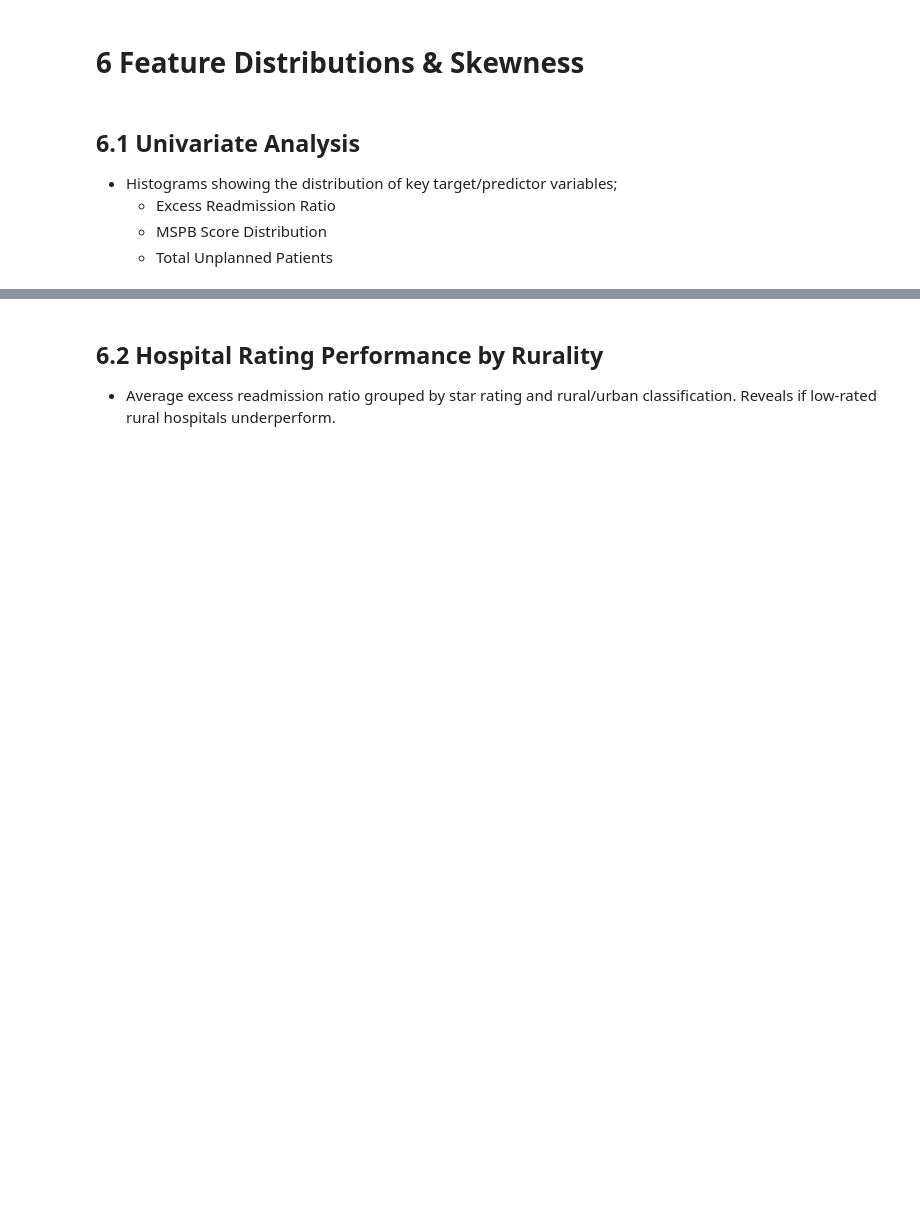
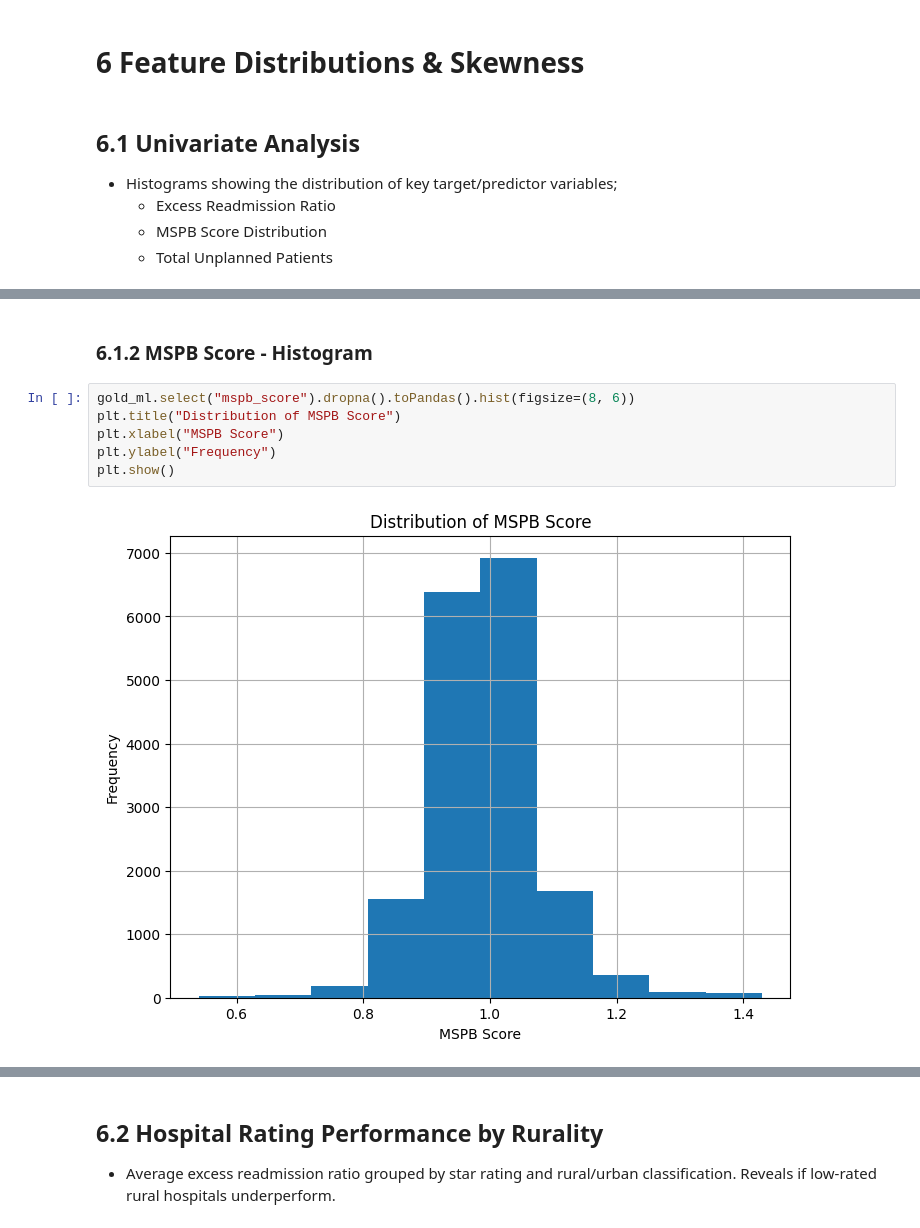
Before and after one commit to mcomertg/cms-hospital-lakehouse, a Jupyter notebook: notebooks/00_eda_demo.ipynb, the cells around one changed output, grey strips where cells are left out. Saved outputs shown, nothing was run; the diff lists cells and outputs as text; blank space fills up the shorter version.

```diff
--- a/notebooks/00_eda_demo.ipynb
+++ b/notebooks/00_eda_demo.ipynb
@@ -566,0 +509,10 @@ Databricks visualization. Run in Databricks to view.
+# %% [markdown]
+### 6.1.2 MSPB Score - Histogram
+# %%
+gold_ml.select("mspb_score").dropna().toPandas().hist(figsize=(8, 6))
+plt.title("Distribution of MSPB Score")
+plt.xlabel("MSPB Score")
+plt.ylabel("Frequency")
+plt.show()
+# %% [output]
+[figure, added]
```
Also changed, not shown: parts of 9 cells of this notebook.
